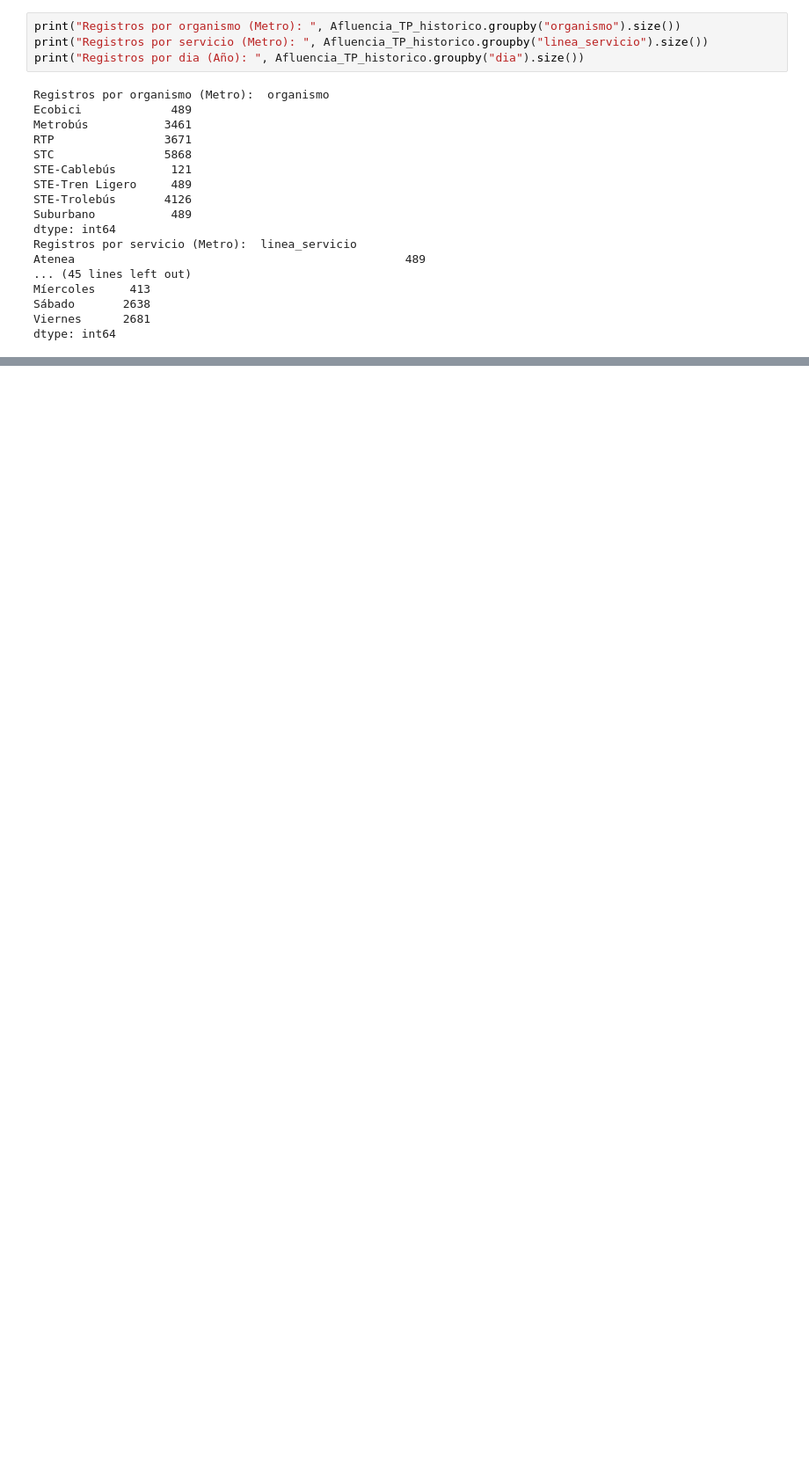
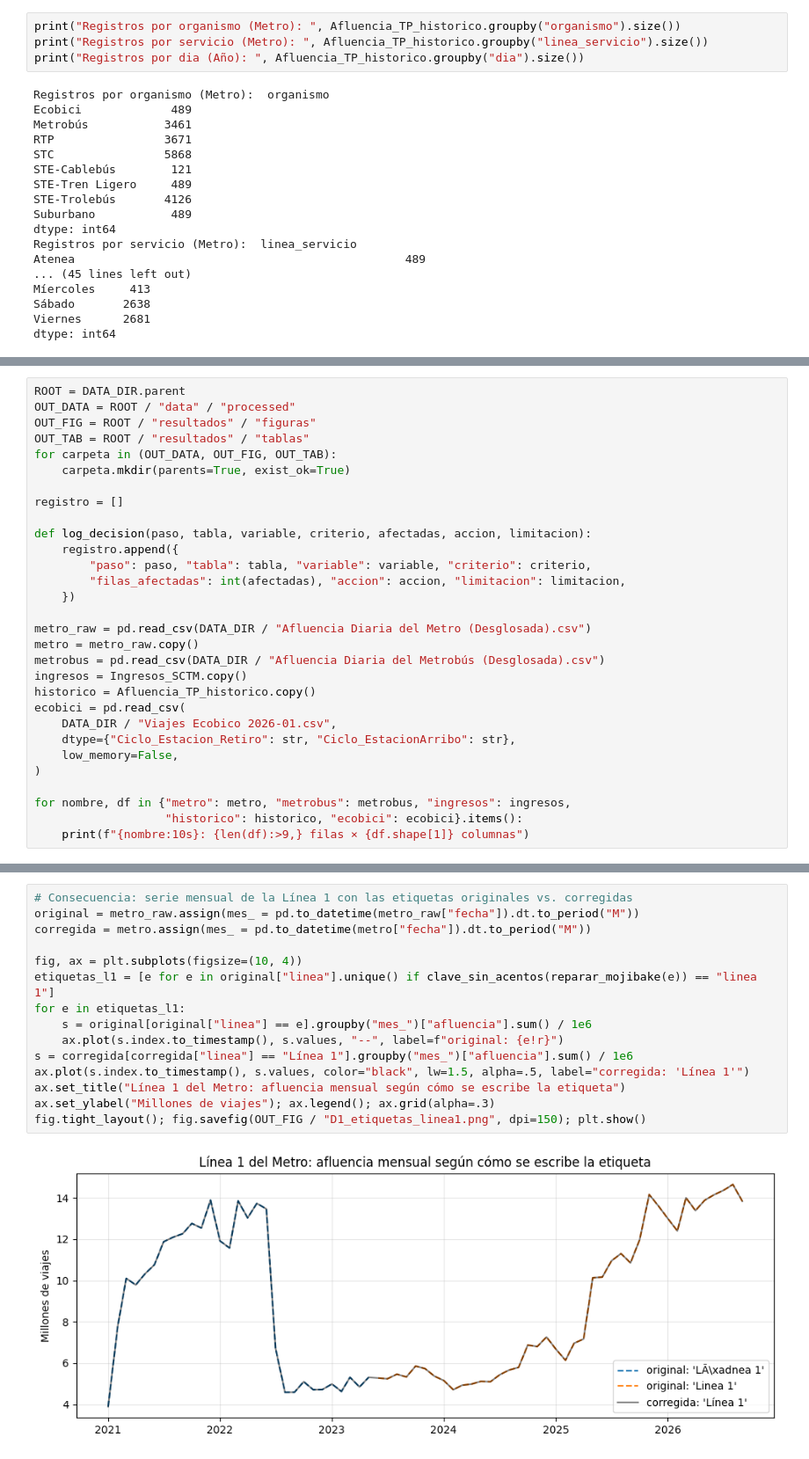
Before and after one commit to Juan-Gallegos7/Movilidad-Urbana-del-Sistema-de-Transporte-CDMX, a Jupyter notebook: Proyecto_Movilidad_CDMX.ipynb, the cells around one changed output, grey strips where cells are left out. Shown at 88% size. Cells and saved outputs as stored; diff of their text form; blank space fills up the shorter version.

```diff
--- a/Proyecto_Movilidad_CDMX.ipynb
+++ b/Proyecto_Movilidad_CDMX.ipynb
@@ -270,0 +251,30 @@ dtype: int64
+# %%
+ROOT = DATA_DIR.parent
+OUT_DATA = ROOT / "data" / "processed"
+OUT_FIG = ROOT / "resultados" / "figuras"
+OUT_TAB = ROOT / "resultados" / "tablas"
+for carpeta in (OUT_DATA, OUT_FIG, OUT_TAB):
+    carpeta.mkdir(parents=True, exist_ok=True)
+
+registro = []
+
+def log_decision(paso, tabla, variable, criterio, afectadas, accion, limitacion):
+    registro.append({
+        "paso": paso, "tabla": tabla, "variable": variable, "criterio": criterio,
+        "filas_afectadas": int(afectadas), "accion": accion, "limitacion": limitacion,
+    })
+
+metro_raw = pd.read_csv(DATA_DIR / "Afluencia Diaria del Metro (Desglosada).csv")
+metro = metro_raw.copy()
+metrobus = pd.read_csv(DATA_DIR / "Afluencia Diaria del Metrobús (Desglosada).csv")
+ingresos = Ingresos_SCTM.copy()
+historico = Afluencia_TP_historico.copy()
+ecobici = pd.read_csv(
+    DATA_DIR / "Viajes Ecobico 2026-01.csv",
+    dtype={"Ciclo_Estacion_Retiro": str, "Ciclo_EstacionArribo": str},
+    low_memory=False,
+)
+
+for nombre, df in {"metro": metro, "metrobus": metrobus, "ingresos": ingresos,
+                   "historico": historico, "ecobici": ecobici}.items():
+    print(f"{nombre:10s}: {len(df):>9,} filas × {df.shape[1]} columnas")
@@ -270,0 +468,17 @@ dtype: int64
+# %%
+# Consecuencia: serie mensual de la Línea 1 con las etiquetas originales vs. corregidas
+original = metro_raw.assign(mes_ = pd.to_datetime(metro_raw["fecha"]).dt.to_period("M"))
+corregida = metro.assign(mes_ = pd.to_datetime(metro["fecha"]).dt.to_period("M"))
+
+fig, ax = plt.subplots(figsize=(10, 4))
+etiquetas_l1 = [e for e in original["linea"].unique() if clave_sin_acentos(reparar_mojibake(e)) == "linea 1"]
+for e in etiquetas_l1:
+    s = original[original["linea"] == e].groupby("mes_")["afluencia"].sum() / 1e6
+    ax.plot(s.index.to_timestamp(), s.values, "--", label=f"original: {e!r}")
+s = corregida[corregida["linea"] == "Línea 1"].groupby("mes_")["afluencia"].sum() / 1e6
+ax.plot(s.index.to_timestamp(), s.values, color="black", lw=1.5, alpha=.5, label="corregida: 'Línea 1'")
+ax.set_title("Línea 1 del Metro: afluencia mensual según cómo se escribe la etiqueta")
+ax.set_ylabel("Millones de viajes"); ax.legend(); ax.grid(alpha=.3)
+fig.tight_layout(); fig.savefig(OUT_FIG / "D1_etiquetas_linea1.png", dpi=150); plt.show()
+# %% [output]
+[figure, added]
```
Also changed, not shown: parts of 28 cells of this notebook, 10 other files.
